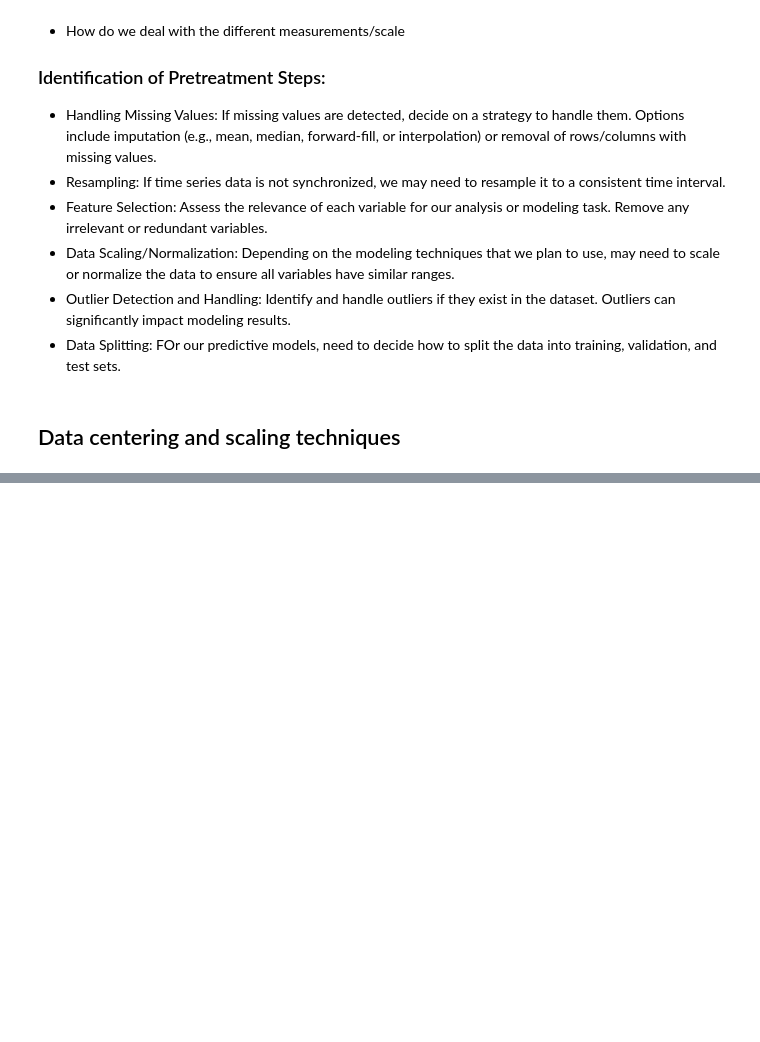
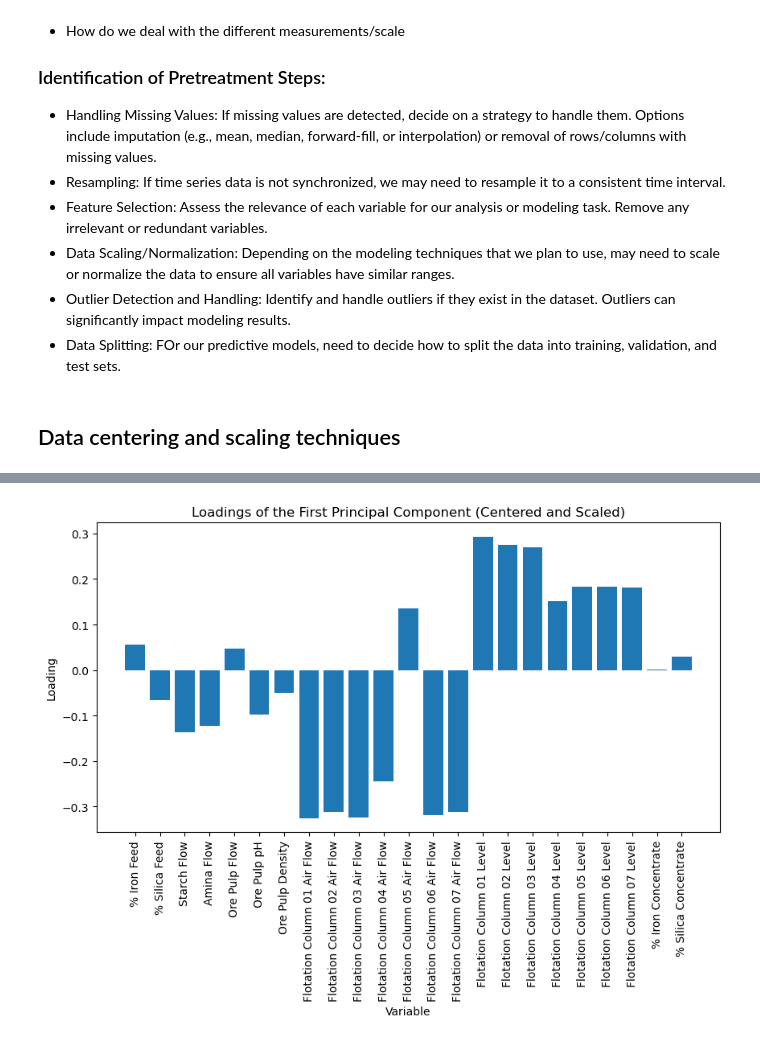
Before and after one commit to aminuldidar/ADAML-Project-Work, a Jupyter notebook: preprocessing_sub.ipynb, the cells around one changed output, grey strips where cells are left out. Cells and saved outputs as stored; diff of their text form; code cells hidden in the pictures; blank space fills up the shorter version.

```diff
--- a/preprocessing_sub.ipynb
+++ b/preprocessing_sub.ipynb
@@ -438,0 +487,16 @@ plt.show()
+# %%
+# (d) Loadings of the 1st PC when Variables are Centered and Scaled
+scaler = StandardScaler()
+numeric_data_scaled = scaler.fit_transform(numeric_data)
+pca_scaled = PCA(n_components=1)
+component_1_scaled = pca_scaled.fit_transform(numeric_data_scaled)
+loading_1_scaled = pca_scaled.components_[0]
+plt.figure(figsize=(10, 5))
+plt.bar(numeric_data.columns, loading_1_scaled)
+plt.xticks(rotation=90)
+plt.title('Loadings of the First Principal Component (Centered and Scaled)')
+plt.xlabel('Variable')
+plt.ylabel('Loading')
+plt.show()
+# %% [output]
+[figure, added]
```
Also changed, not shown: parts of 10 cells of this notebook.
